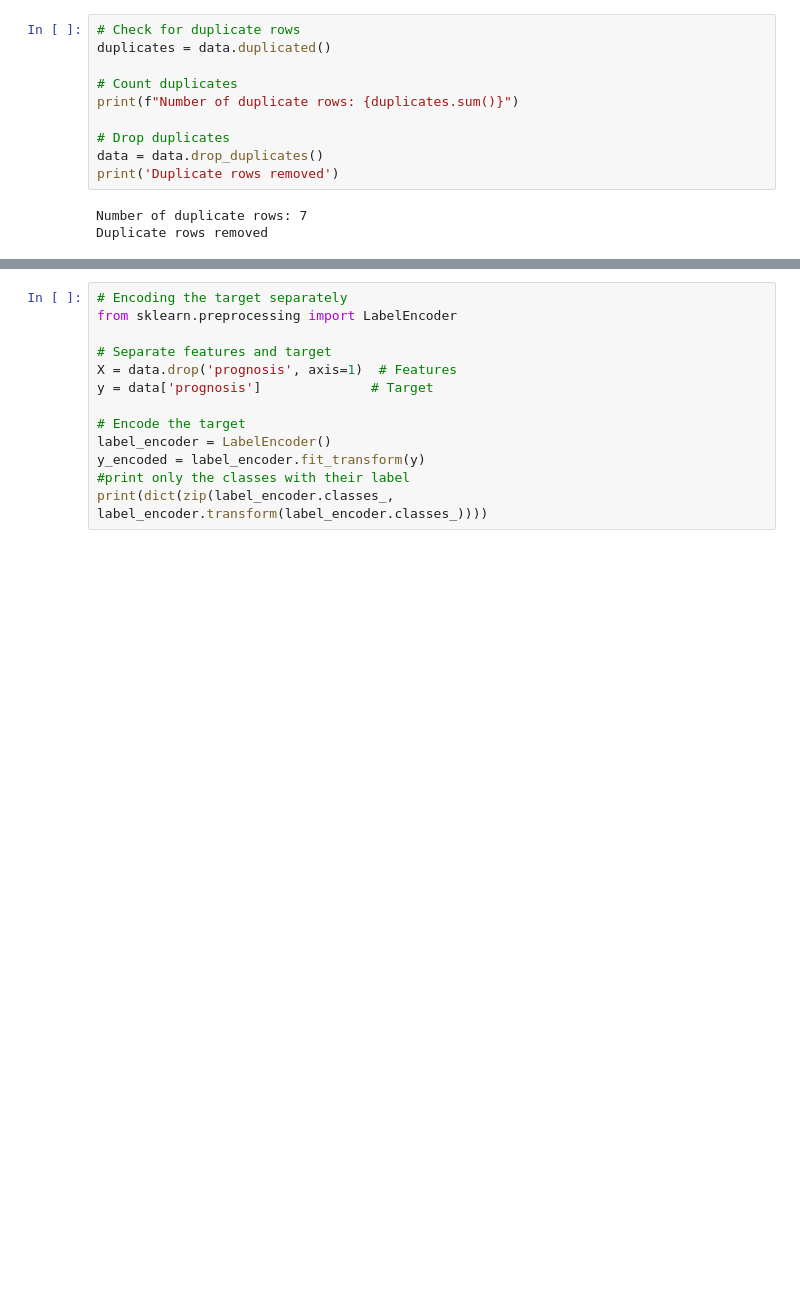
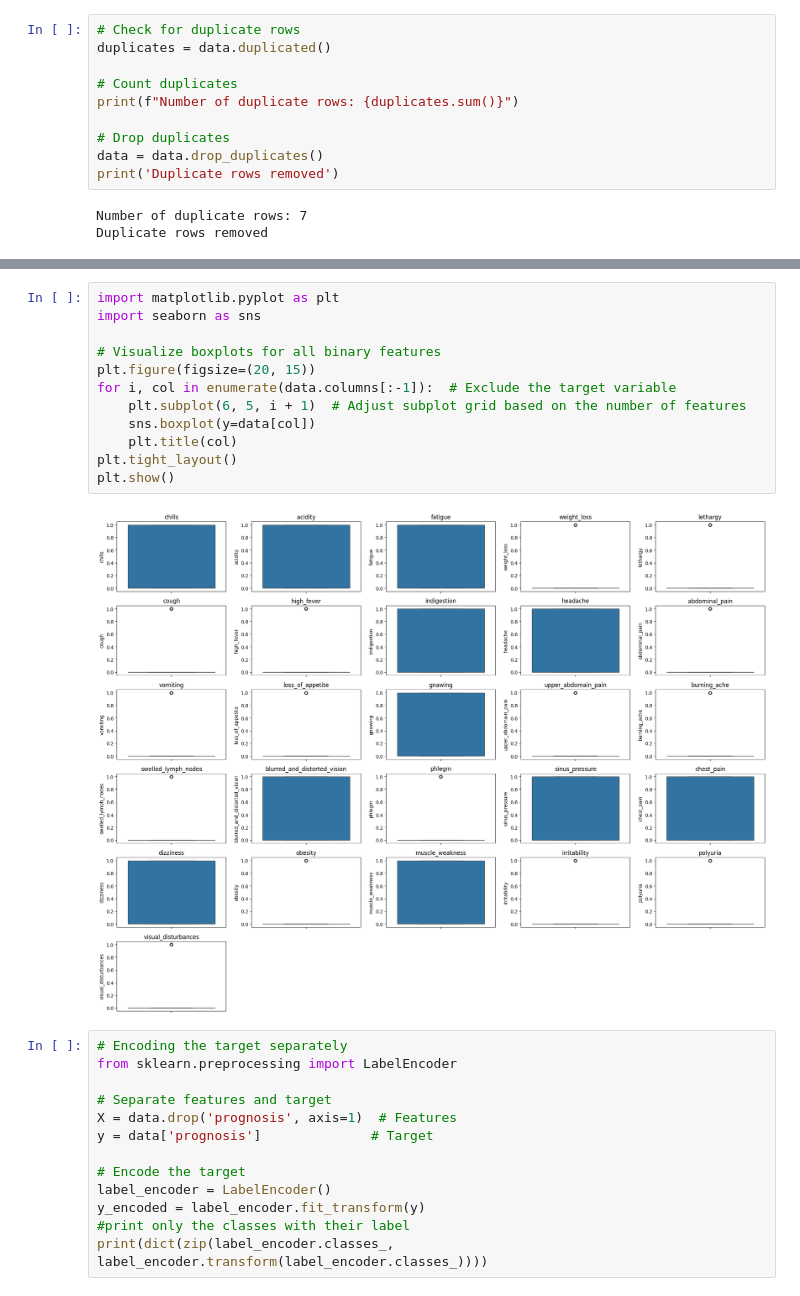
Before and after one commit to Sachinthana-Pathiranage/Sri-Ayu-Ayurvedic-Care, a Jupyter notebook: Notebooks/Pamoda's Notebooks/FESymptoms.ipynb, the cells around one changed output, grey strips where cells are left out. Cells and saved outputs as stored; diff of their text form; blank space fills up the shorter version.

```diff
--- a/Notebooks/Pamoda's Notebooks/FESymptoms.ipynb
+++ b/Notebooks/Pamoda's Notebooks/FESymptoms.ipynb
@@ -182,3 +182,17 @@ plt.show()
+# %%
+import matplotlib.pyplot as plt
+import seaborn as sns
+
+# Visualize boxplots for all binary features
+plt.figure(figsize=(20, 15))
+for i, col in enumerate(data.columns[:-1]):  # Exclude the target variable
+    plt.subplot(6, 5, i + 1)  # Adjust subplot grid based on the number of features
+    sns.boxplot(y=data[col])
+    plt.title(col)
+plt.tight_layout()
+plt.show()
+# %% [output]
+[figure, added]
 # %%
 # Encoding the target separately
 from sklearn.preprocessing import LabelEncoder
```
Also changed, not shown: parts of 33 cells of this notebook.
